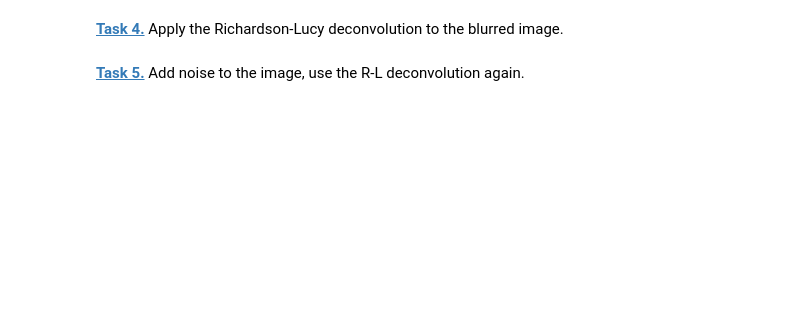
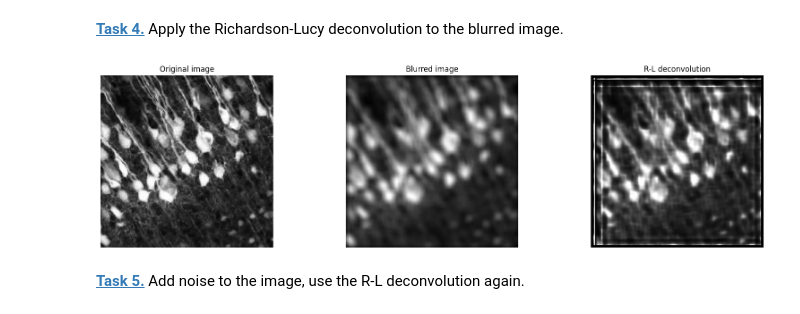
Before and after one commit to sedanep/mobifs5-python, a Jupyter notebook: deconvolution.ipynb, the cells around one changed output. Cells and saved outputs as stored; diff of their text form; code cells hidden in the pictures; blank space fills up the shorter version.

Commit message:
Complete deconvolution exercises

```diff
--- a/deconvolution.ipynb
+++ b/deconvolution.ipynb
@@ -39,8 +60,13 @@ Apply the second psf to the image:
 # %%
 def richardson_lucy_deconvolution(image, psf, n_iterations):
     img_deconv = np.full(image.shape, 0.5)
+    flipped_psf = np.flip(psf)
 
-    ### Insert code here
+    for i in range(n_iterations):
+        blurred = conv(img_deconv, psf, mode='same')
+        ratio = image / (blurred + 1e-10)
+        correction = conv(ratio, flipped_psf, mode='same')
+        img_deconv = img_deconv * correction
 
-    img_deconv = img_deconv.clip(0,1)
+    img_deconv = img_deconv.clip(0, 1)
     return img_deconv
@@ -47,20 +78,28 @@ def richardson_lucy_deconvolution(image, psf, n_iterations):
 # %% [markdown]
 **[Task 4.]()** Apply the Richardson-Lucy deconvolution to the blurred image.
+# %%
+restored = richardson_lucy_deconvolution(psf_img, psf, 30)
 # %%
-plt.figure(figsize=(20,5))
+plt.figure(figsize=(20, 5))
+
 plt.subplot(1, 3, 1)
 plt.axis('off')
 plt.imshow(img, 'gray')
 plt.title('Original image')
+
 plt.subplot(1, 3, 2)
 plt.axis('off')
-plt.imshow(img_psf, 'gray')
+plt.imshow(psf_img, 'gray')
 plt.title('Blurred image')
+
 plt.subplot(1, 3, 3)
 plt.axis('off')
-plt.imshow(deconv_img, 'gray')
+plt.imshow(restored, 'gray')
 plt.title('R-L deconvolution')
+
 plt.show()
+# %% [output]
+[figure, added]
 # %% [markdown]
 **[Task 5.]()** Add noise to the image, use the R-L deconvolution again.
 # %%
```
Also changed, not shown: parts of 9 cells of this notebook.
